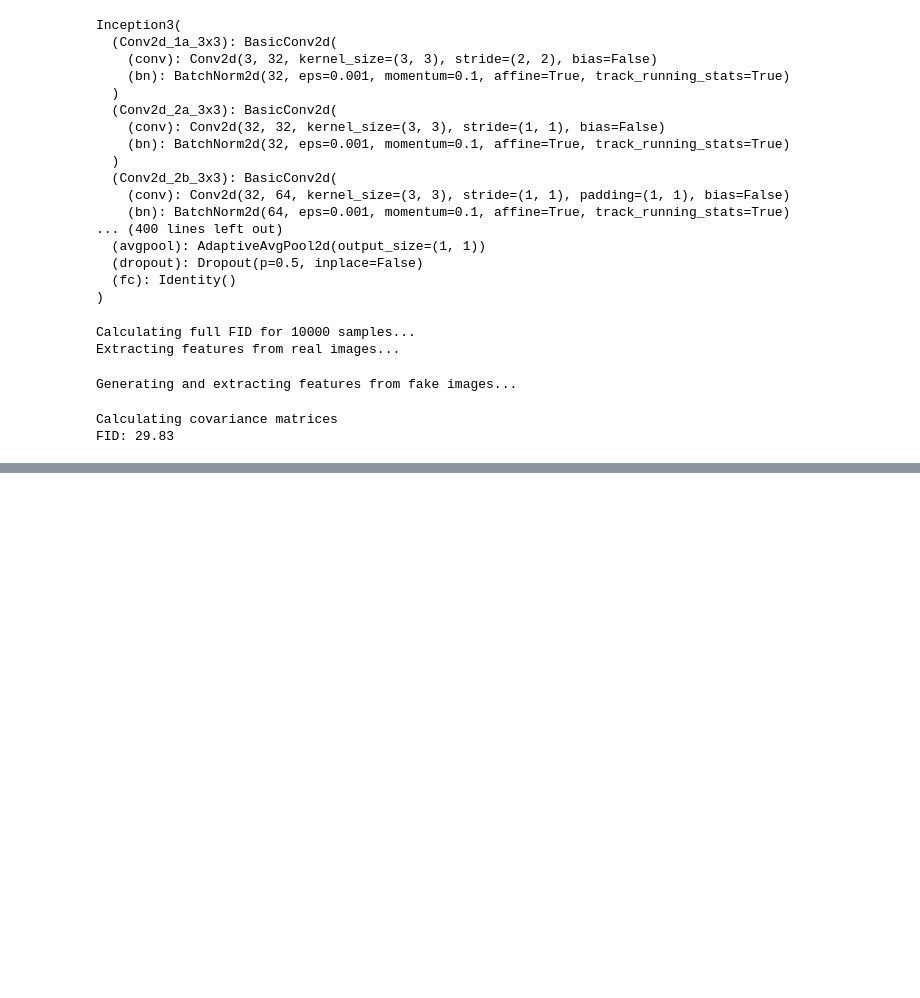
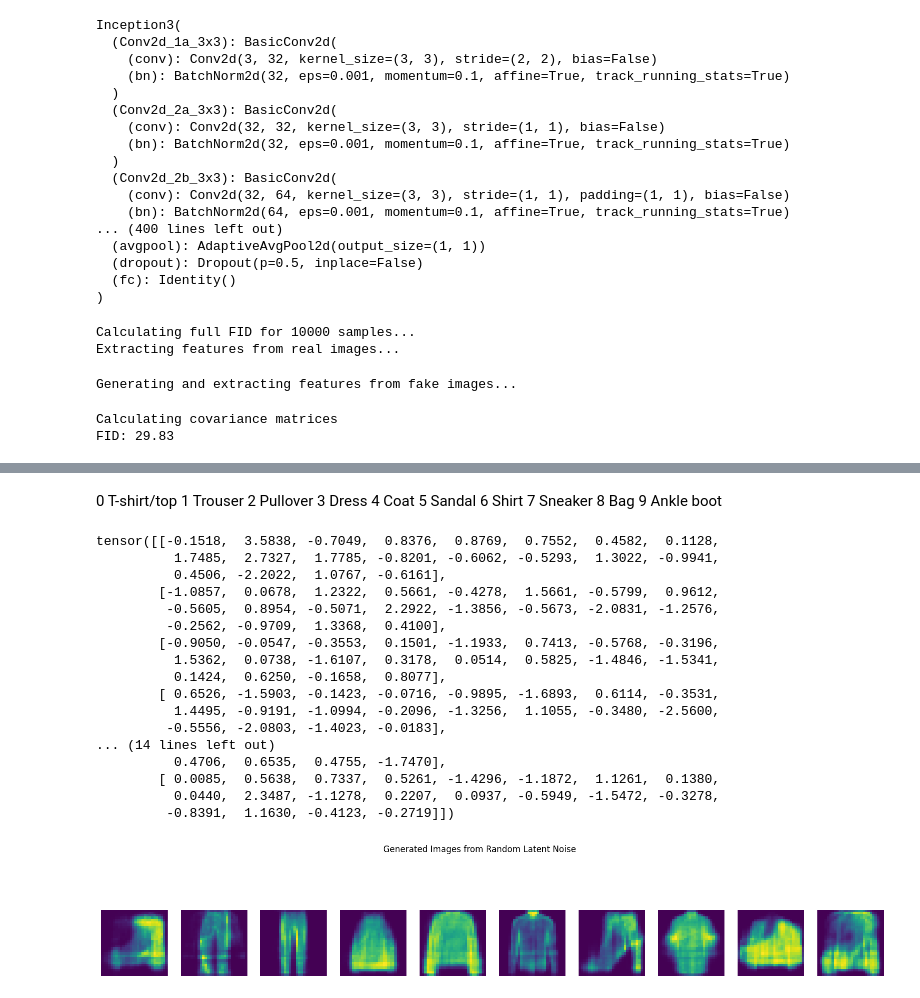
Before and after one commit to definitelynotbercik/ml_as5, a Jupyter notebook: main.ipynb, the cells around one changed output, grey strips where cells are left out. Drawn from its saved outputs; the diff is of its cells as text; code cells hidden in the pictures; blank space fills up the shorter version.

```diff
--- a/main.ipynb
+++ b/main.ipynb
@@ -434,0 +514,6 @@ FID: 29.83
+# %%
+# Loss Function
+def vae_loss(recon_x, x, mu, logvar):
+    recon_loss = F.binary_cross_entropy(recon_x, x, reduction="sum")
+    kld_loss = -0.5 * torch.sum(1 + logvar - mu**2 - logvar.exp())
+    return recon_loss + kld_loss
@@ -434,0 +604,44 @@ FID: 29.83
+# %% [markdown]
+0 T-shirt/top
+1 Trouser
+2 Pullover
+3 Dress
+4 Coat
+5 Sandal
+6 Shirt
+7 Sneaker
+8 Bag
+9 Ankle boot
+# %%
+# Generate new sample from latent distribution
+with torch.no_grad():
+    # Sample 10 random vectors from standard normal distribution
+    z_random = torch.randn(10, 20).to(device)
+    print(z_random)
+    generated_images = model.decode(z_random).cpu()
+
+fig, axes = plt.subplots(1, 10, figsize=(20, 4))
+for i, ax in enumerate(axes):
+    ax.imshow(generated_images[i].view(28, 28))
+    ax.axis('off')
+plt.suptitle("Generated Images from Random Latent Noise")
+plt.show()
+# %% [output]
+tensor([[-0.1518,  3.5838, -0.7049,  0.8376,  0.8769,  0.7552,  0.4582,  0.1128,
+          1.7485,  2.7327,  1.7785, -0.8201, -0.6062, -0.5293,  1.3022, -0.9941,
+          0.4506, -2.2022,  1.0767, -0.6161],
+        [-1.0857,  0.0678,  1.2322,  0.5661, -0.4278,  1.5661, -0.5799,  0.9612,
+         -0.5605,  0.8954, -0.5071,  2.2922, -1.3856, -0.5673, -2.0831, -1.2576,
+         -0.2562, -0.9709,  1.3368,  0.4100],
+        [-0.9050, -0.0547, -0.3553,  0.1501, -1.1933,  0.7413, -0.5768, -0.3196,
+          1.5362,  0.0738, -1.6107,  0.3178,  0.0514,  0.5825, -1.4846, -1.5341,
+          0.1424,  0.6250, -0.1658,  0.8077],
+        [ 0.6526, -1.5903, -0.1423, -0.0716, -0.9895, -1.6893,  0.6114, -0.3531,
+          1.4495, -0.9191, -1.0994, -0.2096, -1.3256,  1.1055, -0.3480, -2.5600,
+         -0.5556, -2.0803, -1.4023, -0.0183],
+... (14 lines left out)
+          0.4706,  0.6535,  0.4755, -1.7470],
+        [ 0.0085,  0.5638,  0.7337,  0.5261, -1.4296, -1.1872,  1.1261,  0.1380,
+          0.0440,  2.3487, -1.1278,  0.2207,  0.0937, -0.5949, -1.5472, -0.3278,
+         -0.8391,  1.1630, -0.4123, -0.2719]])
+[figure, added]
```
Also changed, not shown: parts of 27 cells of this notebook, 1 other file.
